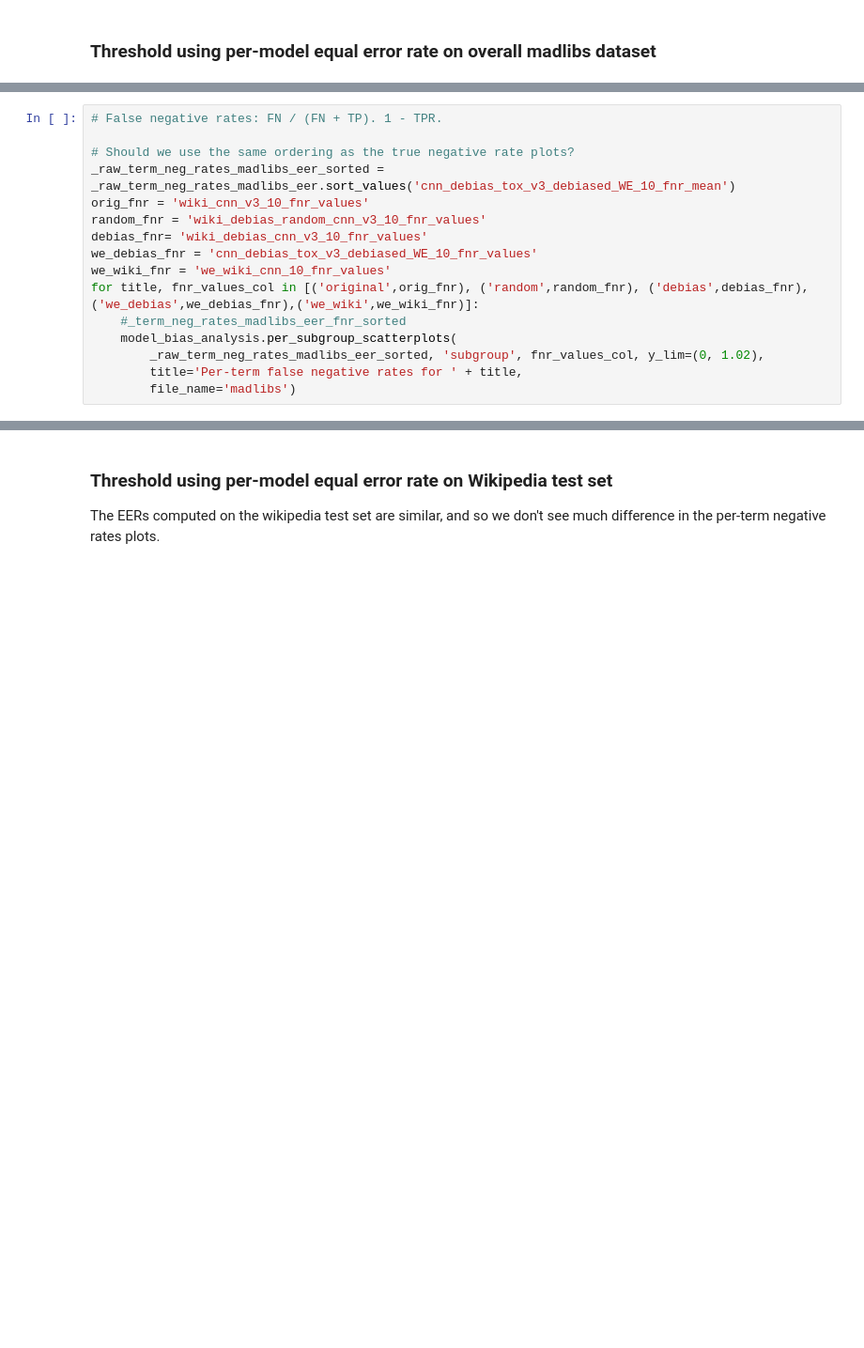
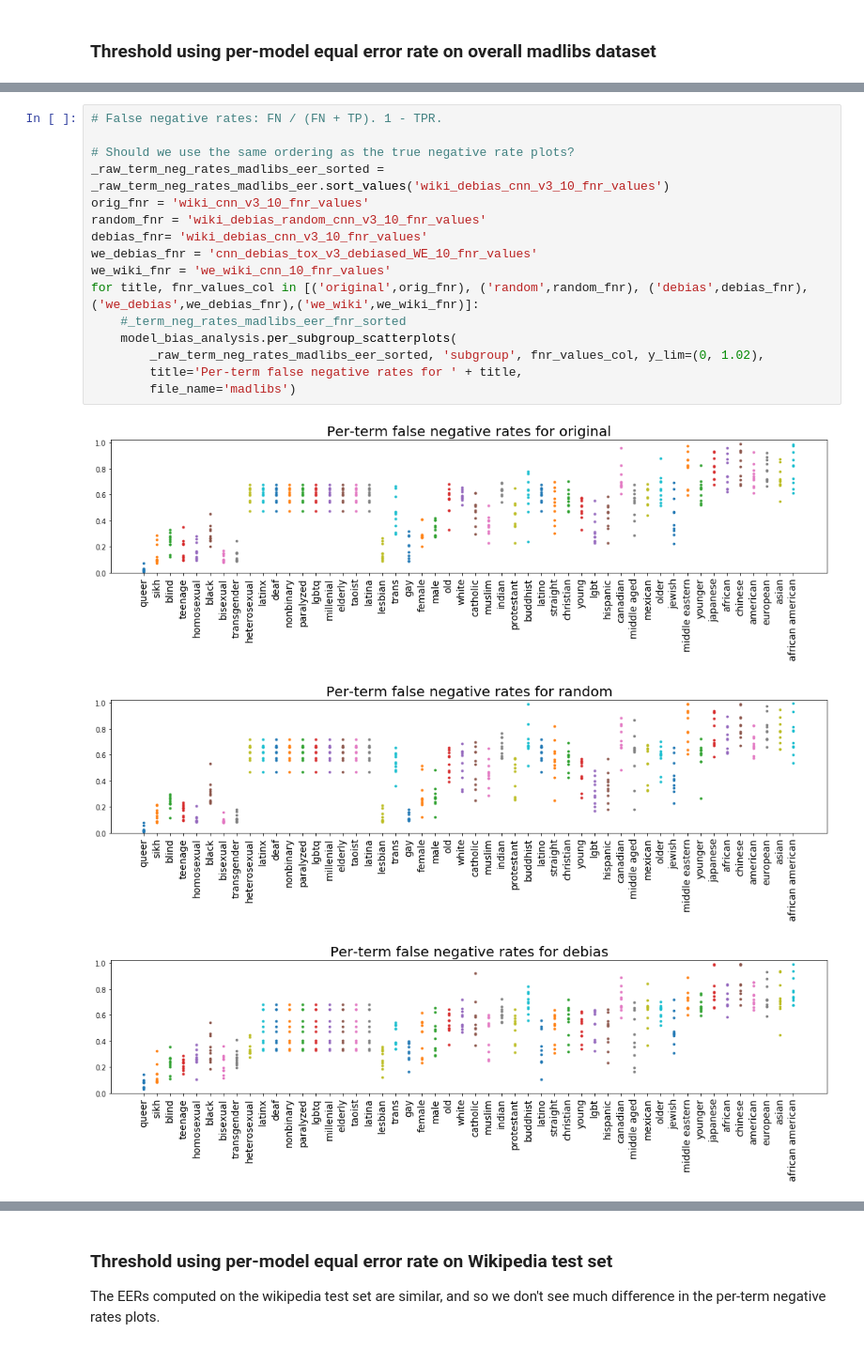
Before and after one commit to ChristopherSweeney/AIFairness, a Jupyter notebook: python_notebooks/Toxicity debiasing via word vectors and dataset rebalancing.ipynb, the cells around one changed output, grey strips where cells are left out. Shown at 94% size. Saved outputs shown, nothing was run; the diff lists cells and outputs as text; blank space fills up the shorter version.

```diff
--- a/python_notebooks/Toxicity debiasing via word vectors and dataset rebalancing.ipynb
+++ b/python_notebooks/Toxicity debiasing via word vectors and dataset rebalancing.ipynb
@@ -385,16 +696,20 @@ for title, tnr_values_col in [('original',orig_tnr), ('random',random_tnr), ('de
 # %%
 # False negative rates: FN / (FN + TP). 1 - TPR.
 
 # Should we use the same ordering as the true negative rate plots?
-_raw_term_neg_rates_madlibs_eer_sorted = _raw_term_neg_rates_madlibs_eer.sort_values('cnn_debias_tox_v3_debiased_WE_10_fnr_mean')
+_raw_term_neg_rates_madlibs_eer_sorted = _raw_term_neg_rates_madlibs_eer.sort_values('wiki_debias_cnn_v3_10_fnr_values')
 orig_fnr = 'wiki_cnn_v3_10_fnr_values'
 random_fnr = 'wiki_debias_random_cnn_v3_10_fnr_values'
 debias_fnr= 'wiki_debias_cnn_v3_10_fnr_values'
 we_debias_fnr = 'cnn_debias_tox_v3_debiased_WE_10_fnr_values'
 we_wiki_fnr = 'we_wiki_cnn_10_fnr_values'
 for title, fnr_values_col in [('original',orig_fnr), ('random',random_fnr), ('debias',debias_fnr),('we_debias',we_debias_fnr),('we_wiki',we_wiki_fnr)]:
     #_term_neg_rates_madlibs_eer_fnr_sorted
     model_bias_analysis.per_subgroup_scatterplots(
         _raw_term_neg_rates_madlibs_eer_sorted, 'subgroup', fnr_values_col, y_lim=(0, 1.02),
         title='Per-term false negative rates for ' + title,
         file_name='madlibs')
+# %% [output]
+[figure, added]
+[figure, added]
+[figure, added]
```
Also changed, not shown: parts of 42 cells of this notebook, 1 other file.
